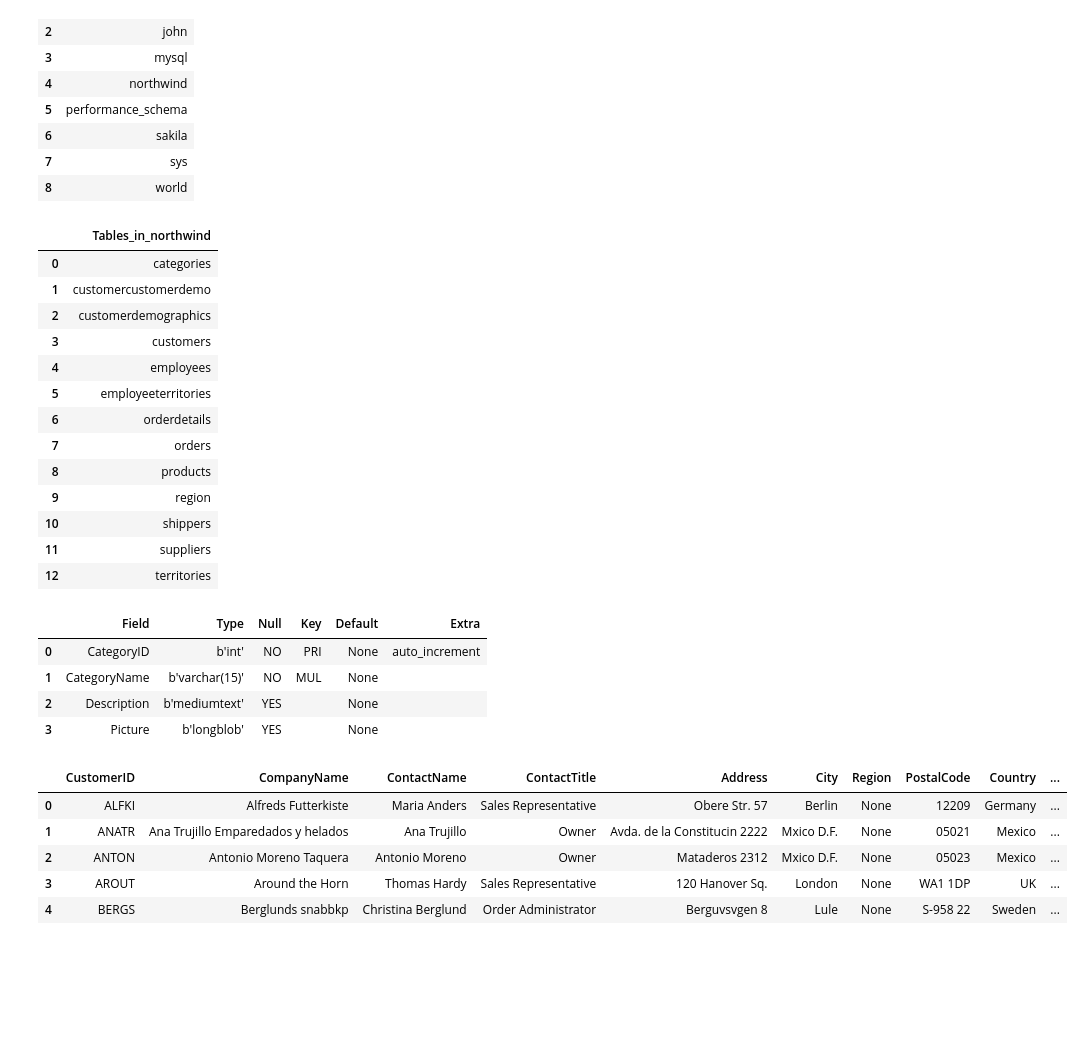
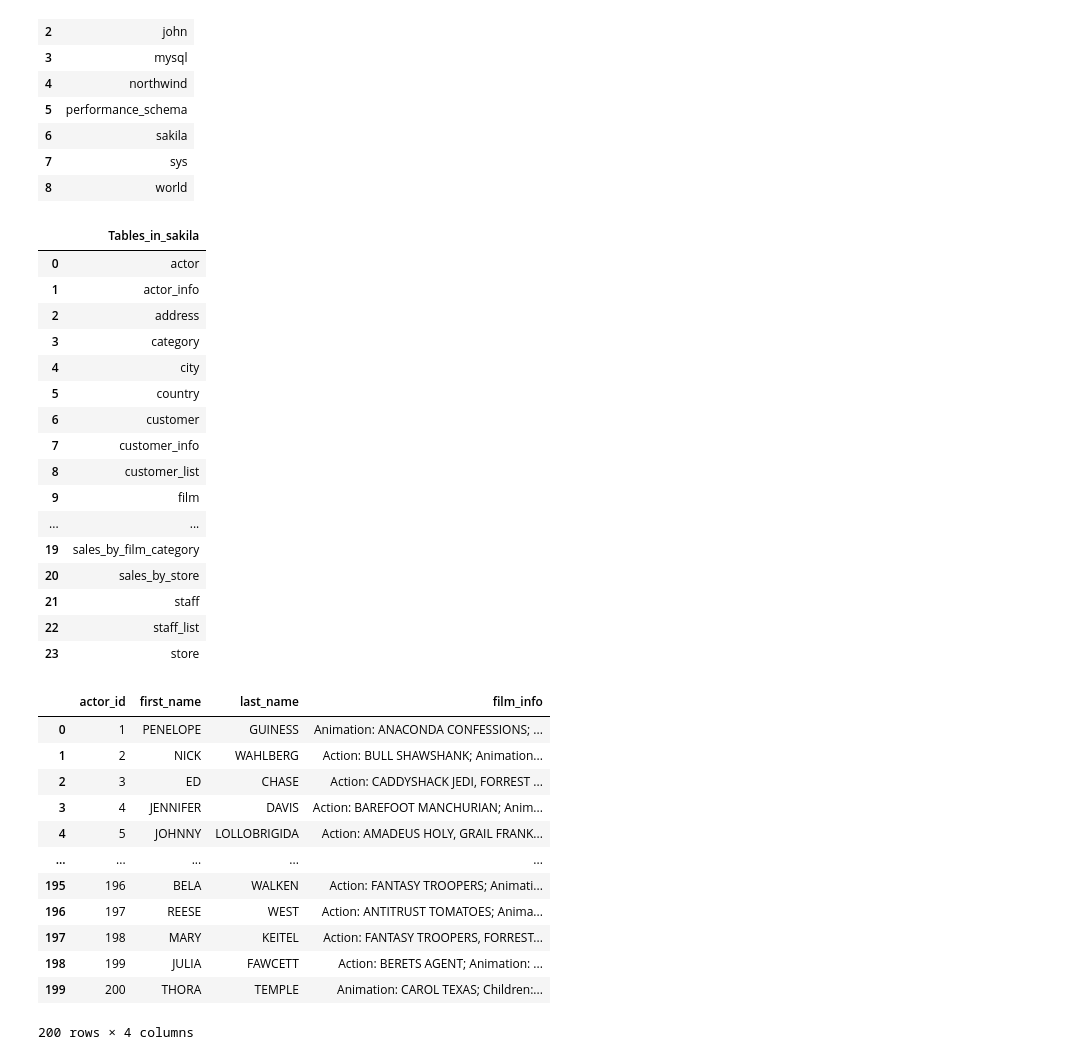
Before and after one commit to FelixOnofrei/SQL, a Jupyter notebook: SQL_with_Python.ipynb, the cells around one changed output. Saved outputs shown, nothing was run; the diff lists cells and outputs as text; code cells hidden in the pictures; blank space fills up the shorter version.

```diff
--- a/SQL_with_Python.ipynb
+++ b/SQL_with_Python.ipynb
@@ -5,10 +5,12 @@ import warnings
 warnings.filterwarnings('ignore')
 # %%
 # Create SQL Connection
-connection = sql.connect(
-    host='localhost',
-    user='felix',
-    password = 'admin'
-)
+def make_connection():
+    connection = sql.connect(
+        host='localhost',
+        user='felix',
+        password = 'admin'
+    )
+    return connection
 
-print(connection)
+connection = make_connection()
@@ -54,34 +54,36 @@ cursor.execute('USE northwind')
 # %%
 qr('show tables')
 # %% [output]
-|  | Tables_in_northwind |
-| 0 | categories |
-| 1 | customercustomerdemo |
-| 2 | customerdemographics |
-| 3 | customers |
-| 4 | employees |
-| 5 | employeeterritories |
-| 6 | orderdetails |
-| 7 | orders |
-| 8 | products |
-| 9 | region |
-| 10 | shippers |
-| 11 | suppliers |
-| 12 | territories |
+|  | Tables_in_sakila |
+| 0 | actor |
+| 1 | actor_info |
+| 2 | address |
+| 3 | category |
+| 4 | city |
+| 5 | country |
+| 6 | customer |
+| 7 | customer_info |
+| 8 | customer_list |
+| 9 | film |
+| ... | ... |
+| 19 | sales_by_film_category |
+| 20 | sales_by_store |
+| 21 | staff |
+| 22 | staff_list |
+| 23 | store |
-# %%
-qr('describe categories')
-# %% [output]
-|  | Field | Type | Null | Key | Default | Extra |
-| 0 | CategoryID | b'int' | NO | PRI | None | auto_increment |
-| 1 | CategoryName | b'varchar(15)' | NO | MUL | None |  |
-| 2 | Description | b'mediumtext' | YES |  | None |  |
-| 3 | Picture | b'longblob' | YES |  | None |  |
 # %%
-qr('select * from customers').head()
+qr('select * from actor_info')
 # %% [output]
-|  | CustomerID | CompanyName | ContactName | ContactTitle | Address | City | Region | PostalCode | Country | ... |
-| 0 | ALFKI | Alfreds Futterkiste | Maria Anders | Sales Representative | Obere Str. 57 | Berlin | None | 12209 | Germany | ... |
-| 1 | ANATR | Ana Trujillo Emparedados y helados | Ana Trujillo | Owner | Avda. de la Constitucin 2222 | Mxico D.F. | None | 05021 | Mexico | ... |
-| 2 | ANTON | Antonio Moreno Taquera | Antonio Moreno | Owner | Mataderos 2312 | Mxico D.F. | None | 05023 | Mexico | ... |
-| 3 | AROUT | Around the Horn | Thomas Hardy | Sales Representative | 120 Hanover Sq. | London | None | WA1 1DP | UK | ... |
-| 4 | BERGS | Berglunds snabbkp | Christina Berglund | Order Administrator | Berguvsvgen 8 | Lule | None | S-958 22 | Sweden | ... |
+|  | actor_id | first_name | last_name | film_info |
+| 0 | 1 | PENELOPE | GUINESS | Animation: ANACONDA CONFESSIONS; ... |
+| 1 | 2 | NICK | WAHLBERG | Action: BULL SHAWSHANK; Animation... |
+| 2 | 3 | ED | CHASE | Action: CADDYSHACK JEDI, FORREST ... |
+| 3 | 4 | JENNIFER | DAVIS | Action: BAREFOOT MANCHURIAN; Anim... |
+| 4 | 5 | JOHNNY | LOLLOBRIGIDA | Action: AMADEUS HOLY, GRAIL FRANK... |
+| ... | ... | ... | ... | ... |
+| 195 | 196 | BELA | WALKEN | Action: FANTASY TROOPERS; Animati... |
+| 196 | 197 | REESE | WEST | Action: ANTITRUST TOMATOES; Anima... |
+| 197 | 198 | MARY | KEITEL | Action: FANTASY TROOPERS, FORREST... |
+| 198 | 199 | JULIA | FAWCETT | Action: BERETS AGENT; Animation: ... |
+| 199 | 200 | THORA | TEMPLE | Animation: CAROL TEXAS; Children:... |
+200 rows × 4 columns
```
Also changed, not shown: parts of 17 cells of this notebook.
